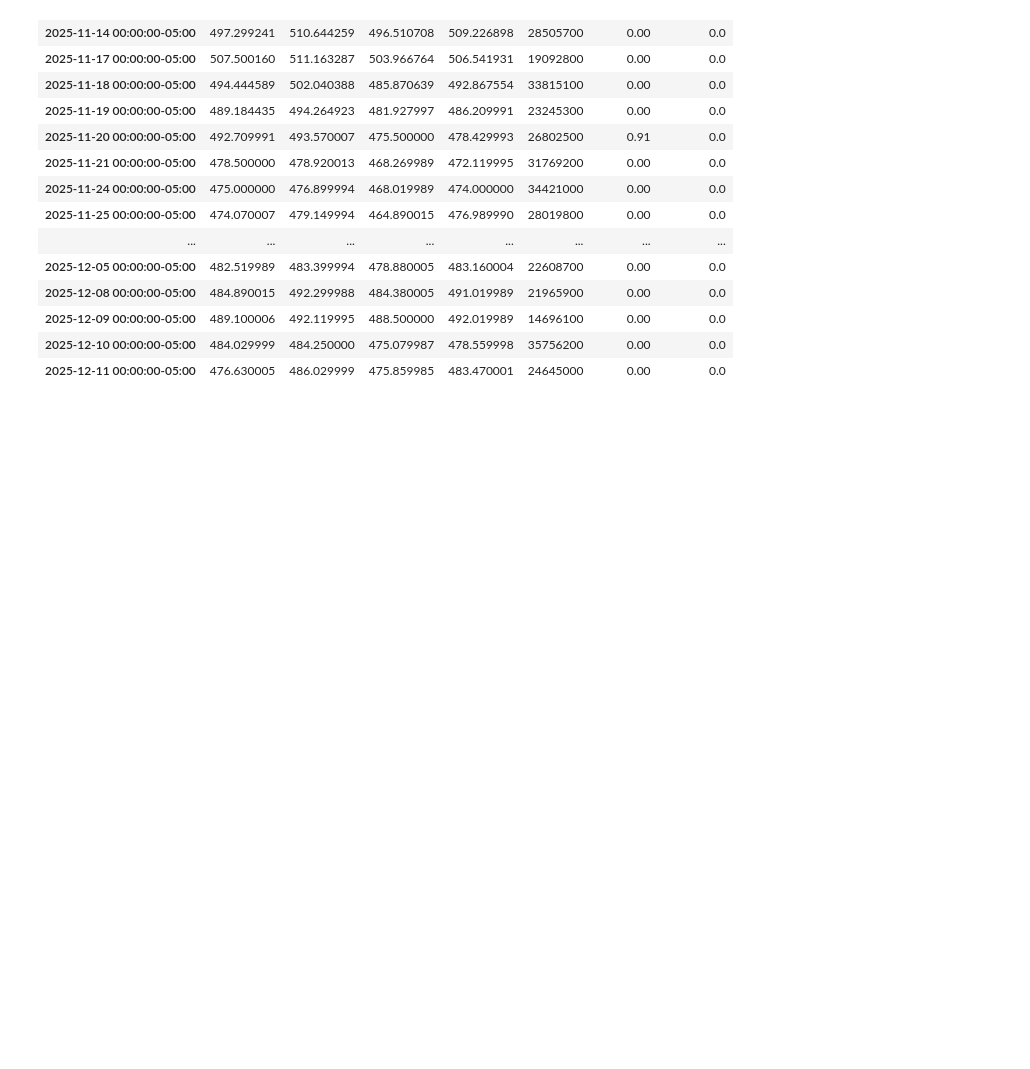
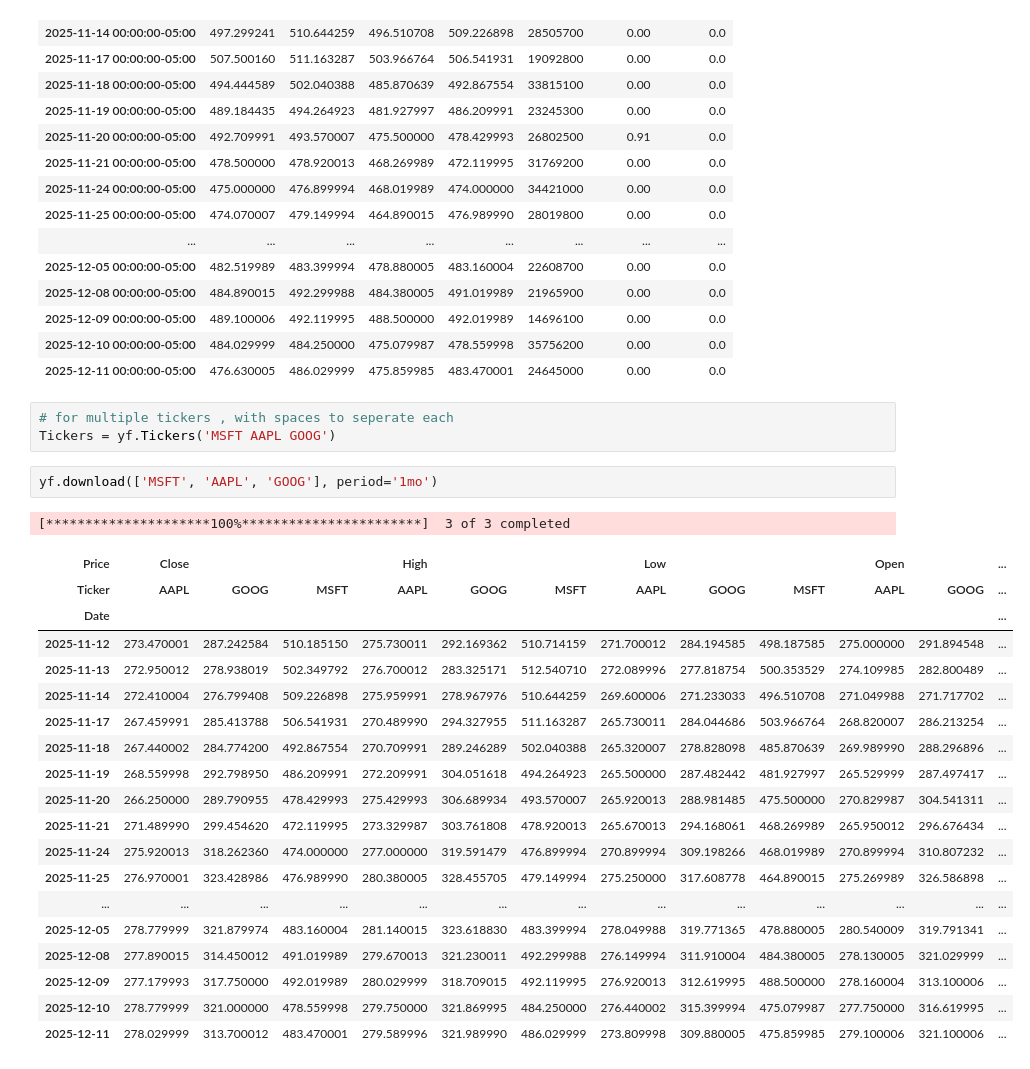
Before and after one commit to CherylClarke/COMPUTER--INFRASTRUCTURE, a Jupyter notebook: yfinance.ipynb, the cells around one changed output. Cells and saved outputs as stored; diff of their text form; blank space fills up the shorter version.

```diff
--- a/yfinance.ipynb
+++ b/yfinance.ipynb
@@ -65,3 +65,29 @@ dat.history(period='1mo')
 | 2025-12-09 00:00:00-05:00 | 489.100006 | 492.119995 | 488.500000 | 492.019989 | 14696100 | 0.00 | 0.0 |
 | 2025-12-10 00:00:00-05:00 | 484.029999 | 484.250000 | 475.079987 | 478.559998 | 35756200 | 0.00 | 0.0 |
 | 2025-12-11 00:00:00-05:00 | 476.630005 | 486.029999 | 475.859985 | 483.470001 | 24645000 | 0.00 | 0.0 |
+# %%
+# for multiple tickers , with spaces to seperate each
+Tickers = yf.Tickers('MSFT AAPL GOOG')
+# %%
+yf.download(['MSFT', 'AAPL', 'GOOG'], period='1mo')
+# %% [output]
+[*********************100%***********************]  3 of 3 completed
+| Price | Close |  |  | High |  |  | Low |  |  | Open |  | ... |
+| Ticker | AAPL | GOOG | MSFT | AAPL | GOOG | MSFT | AAPL | GOOG | MSFT | AAPL | GOOG | ... |
+| Date |  |  |  |  |  |  |  |  |  |  |  | ... |
+| 2025-11-12 | 273.470001 | 287.242584 | 510.185150 | 275.730011 | 292.169362 | 510.714159 | 271.700012 | 284.194585 | 498.187585 | 275.000000 | 291.894548 | ... |
+| 2025-11-13 | 272.950012 | 278.938019 | 502.349792 | 276.700012 | 283.325171 | 512.540710 | 272.089996 | 277.818754 | 500.353529 | 274.109985 | 282.800489 | ... |
+| 2025-11-14 | 272.410004 | 276.799408 | 509.226898 | 275.959991 | 278.967976 | 510.644259 | 269.600006 | 271.233033 | 496.510708 | 271.049988 | 271.717702 | ... |
+| 2025-11-17 | 267.459991 | 285.413788 | 506.541931 | 270.489990 | 294.327955 | 511.163287 | 265.730011 | 284.044686 | 503.966764 | 268.820007 | 286.213254 | ... |
+| 2025-11-18 | 267.440002 | 284.774200 | 492.867554 | 270.709991 | 289.246289 | 502.040388 | 265.320007 | 278.828098 | 485.870639 | 269.989990 | 288.296896 | ... |
+| 2025-11-19 | 268.559998 | 292.798950 | 486.209991 | 272.209991 | 304.051618 | 494.264923 | 265.500000 | 287.482442 | 481.927997 | 265.529999 | 287.497417 | ... |
+| 2025-11-20 | 266.250000 | 289.790955 | 478.429993 | 275.429993 | 306.689934 | 493.570007 | 265.920013 | 288.981485 | 475.500000 | 270.829987 | 304.541311 | ... |
+| 2025-11-21 | 271.489990 | 299.454620 | 472.119995 | 273.329987 | 303.761808 | 478.920013 | 265.670013 | 294.168061 | 468.269989 | 265.950012 | 296.676434 | ... |
+| 2025-11-24 | 275.920013 | 318.262360 | 474.000000 | 277.000000 | 319.591479 | 476.899994 | 270.899994 | 309.198266 | 468.019989 | 270.899994 | 310.807232 | ... |
+| 2025-11-25 | 276.970001 | 323.428986 | 476.989990 | 280.380005 | 328.455705 | 479.149994 | 275.250000 | 317.608778 | 464.890015 | 275.269989 | 326.586898 | ... |
+| ... | ... | ... | ... | ... | ... | ... | ... | ... | ... | ... | ... | ... |
+| 2025-12-05 | 278.779999 | 321.879974 | 483.160004 | 281.140015 | 323.618830 | 483.399994 | 278.049988 | 319.771365 | 478.880005 | 280.540009 | 319.791341 | ... |
+| 2025-12-08 | 277.890015 | 314.450012 | 491.019989 | 279.670013 | 321.230011 | 492.299988 | 276.149994 | 311.910004 | 484.380005 | 278.130005 | 321.029999 | ... |
+| 2025-12-09 | 277.179993 | 317.750000 | 492.019989 | 280.029999 | 318.709015 | 492.119995 | 276.920013 | 312.619995 | 488.500000 | 278.160004 | 313.100006 | ... |
+| 2025-12-10 | 278.779999 | 321.000000 | 478.559998 | 279.750000 | 321.869995 | 484.250000 | 276.440002 | 315.399994 | 475.079987 | 277.750000 | 316.619995 | ... |
+| 2025-12-11 | 278.029999 | 313.700012 | 483.470001 | 279.589996 | 321.989990 | 486.029999 | 273.809998 | 309.880005 | 475.859985 | 279.100006 | 321.100006 | ... |
```
Also changed, not shown: 1 other file.
